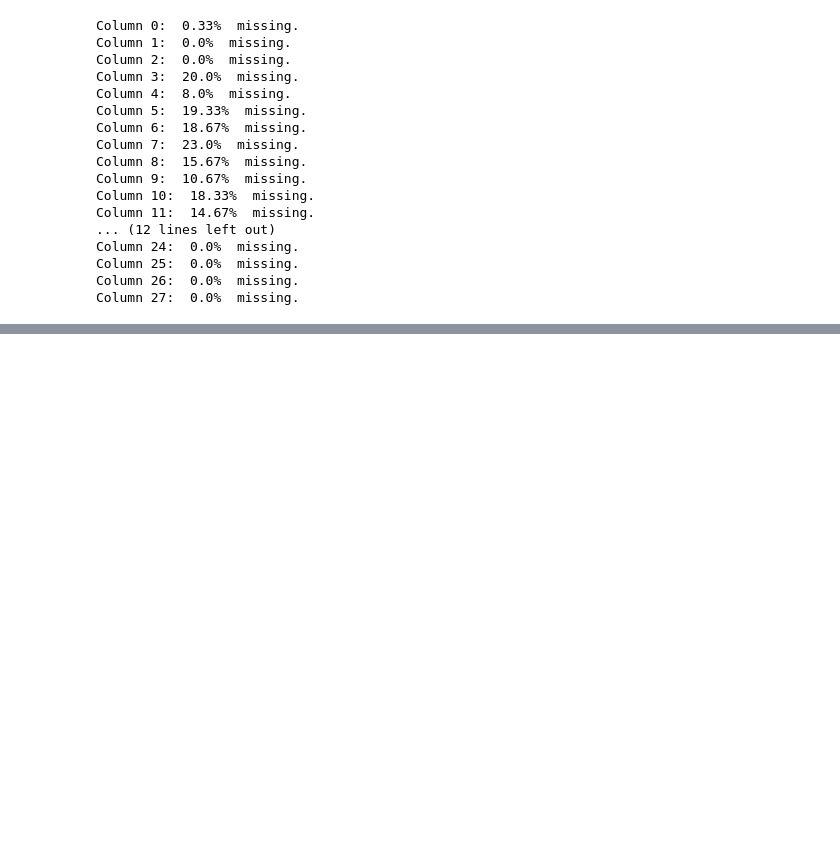
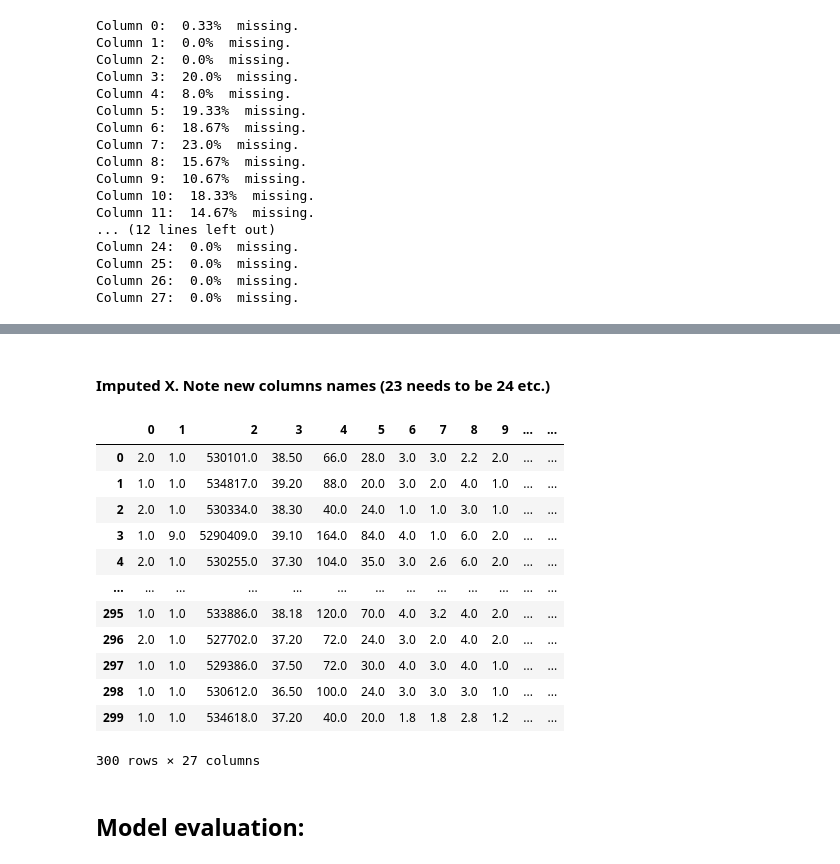
Before and after one commit to piotr-druzdzel/Horse-Colic-KNN-Imputation, a Jupyter notebook: KNN-Imputation.ipynb, the cells around one changed output, grey strips where cells are left out. Saved outputs shown, nothing was run; the diff lists cells and outputs as text; code cells hidden in the pictures; blank space fills up the shorter version.

```diff
--- a/KNN-Imputation.ipynb
+++ b/KNN-Imputation.ipynb
@@ -351,0 +374,3 @@ Column 27:  0.0%  missing.
+# %%
+X = df.drop([23], axis=1)
+y = df[[23]]
@@ -351,0 +402,8 @@ Column 27:  0.0%  missing.
+# %%
+from sklearn.impute import KNNImputer
+
+# define imputer
+imputer = KNNImputer(n_neighbors=5, weights='uniform', metric='nan_euclidean')
+# %%
+# fit and transform on the dataset
+Xtrans = imputer.fit_transform(X)
@@ -351,0 +436,20 @@ Column 27:  0.0%  missing.
+# %% [markdown]
+#### Imputed X. Note new columns names (23 needs to be 24 etc.)
+# %%
+pd.DataFrame(Xtrans)
+# %% [output]
+|  | 0 | 1 | 2 | 3 | 4 | 5 | 6 | 7 | 8 | 9 | ... | ... |
+| 0 | 2.0 | 1.0 | 530101.0 | 38.50 | 66.0 | 28.0 | 3.0 | 3.0 | 2.2 | 2.0 | ... | ... |
+| 1 | 1.0 | 1.0 | 534817.0 | 39.20 | 88.0 | 20.0 | 3.0 | 2.0 | 4.0 | 1.0 | ... | ... |
+| 2 | 2.0 | 1.0 | 530334.0 | 38.30 | 40.0 | 24.0 | 1.0 | 1.0 | 3.0 | 1.0 | ... | ... |
+| 3 | 1.0 | 9.0 | 5290409.0 | 39.10 | 164.0 | 84.0 | 4.0 | 1.0 | 6.0 | 2.0 | ... | ... |
+| 4 | 2.0 | 1.0 | 530255.0 | 37.30 | 104.0 | 35.0 | 3.0 | 2.6 | 6.0 | 2.0 | ... | ... |
+| ... | ... | ... | ... | ... | ... | ... | ... | ... | ... | ... | ... | ... |
+| 295 | 1.0 | 1.0 | 533886.0 | 38.18 | 120.0 | 70.0 | 4.0 | 3.2 | 4.0 | 2.0 | ... | ... |
+| 296 | 2.0 | 1.0 | 527702.0 | 37.20 | 72.0 | 24.0 | 3.0 | 2.0 | 4.0 | 2.0 | ... | ... |
+| 297 | 1.0 | 1.0 | 529386.0 | 37.50 | 72.0 | 30.0 | 4.0 | 3.0 | 4.0 | 1.0 | ... | ... |
+| 298 | 1.0 | 1.0 | 530612.0 | 36.50 | 100.0 | 24.0 | 3.0 | 3.0 | 3.0 | 1.0 | ... | ... |
+| 299 | 1.0 | 1.0 | 534618.0 | 37.20 | 40.0 | 20.0 | 1.8 | 1.8 | 2.8 | 1.2 | ... | ... |
+300 rows × 27 columns
+# %% [markdown]
+## Model evaluation:
```
Also changed, not shown: parts of 29 cells of this notebook.
